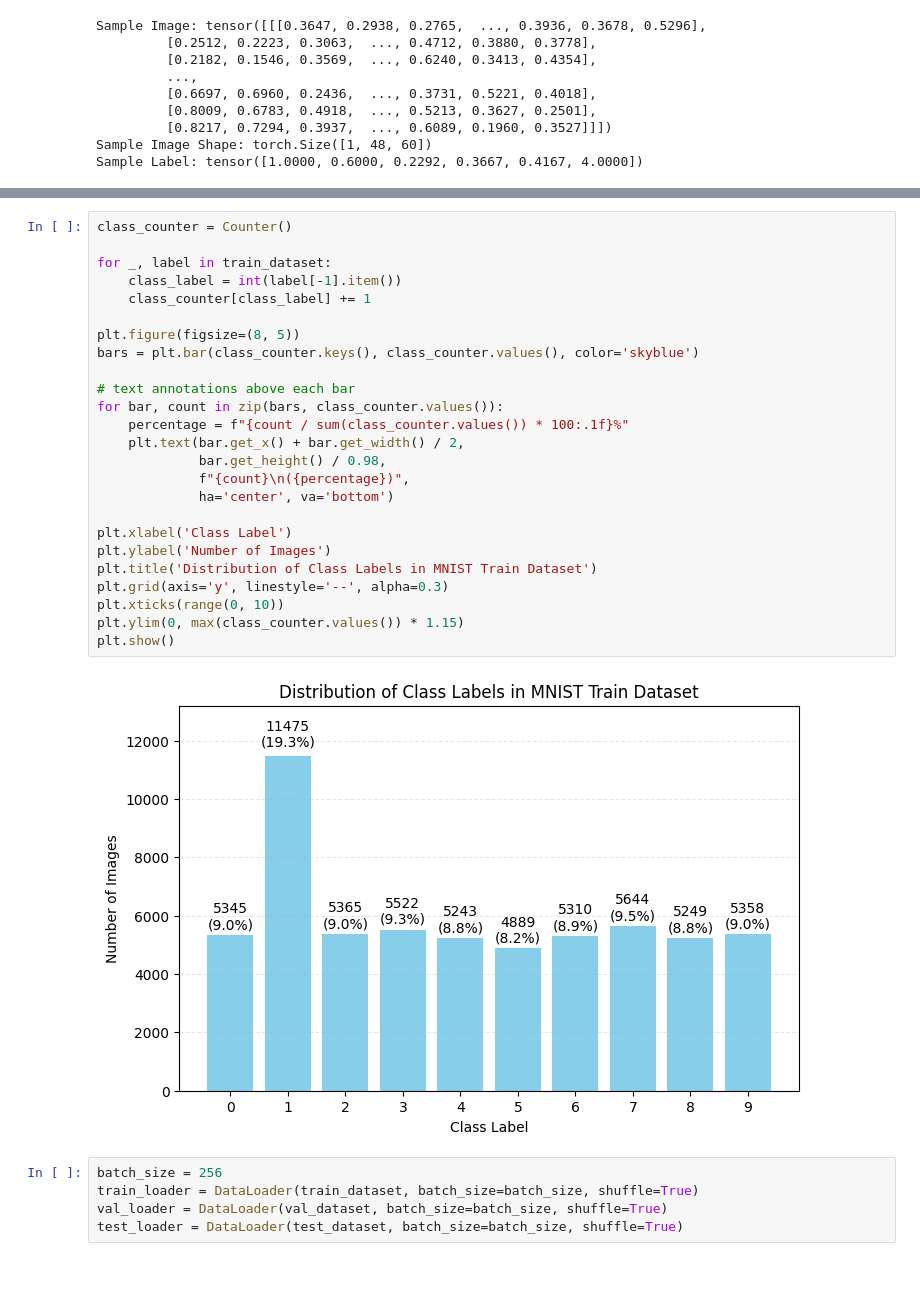
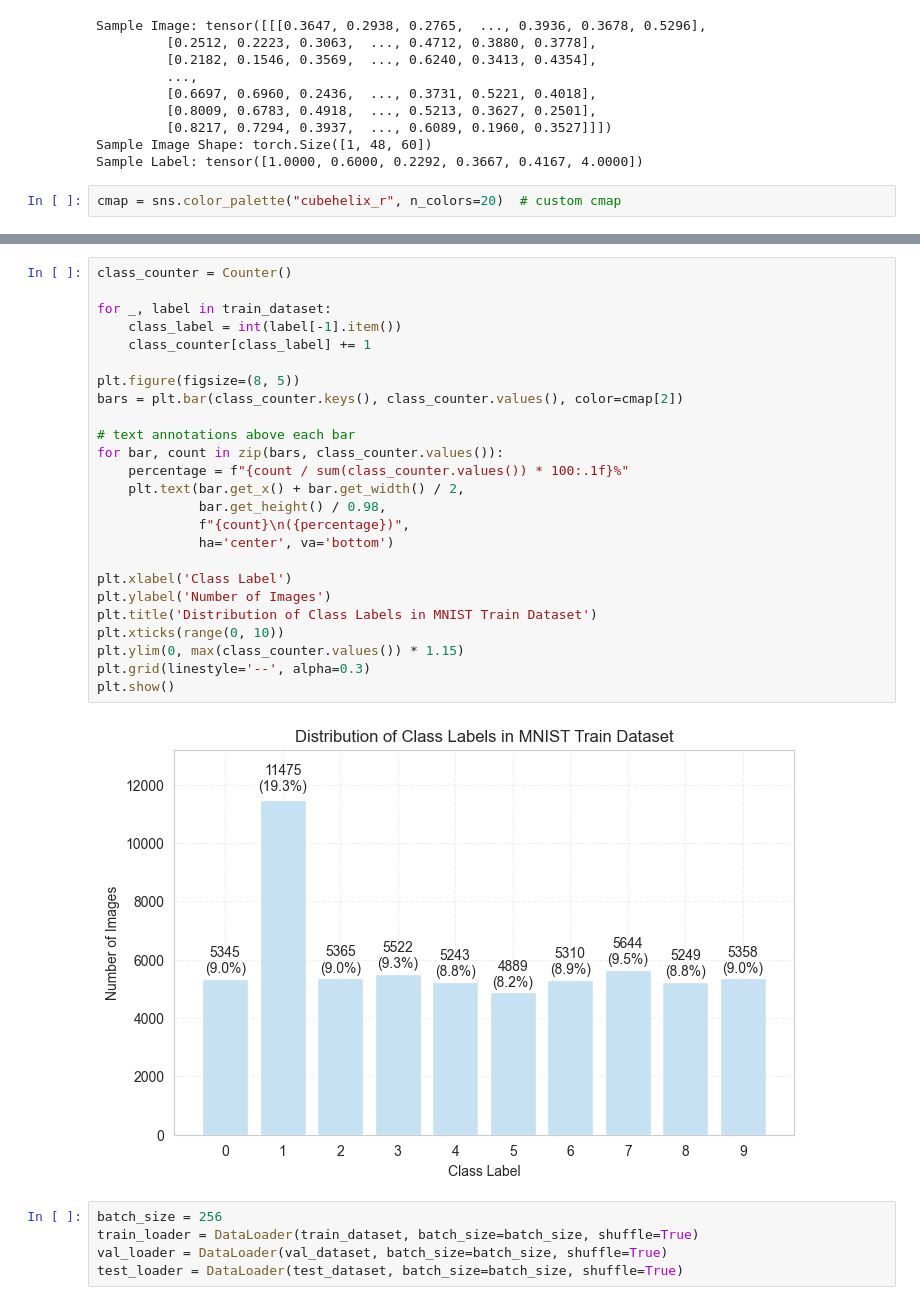
Before and after one commit to kuimetra/deep_learning, a Jupyter notebook: Project 2/main.ipynb, the cells around one changed output, grey strips where cells are left out. Saved outputs shown, nothing was run; the diff lists cells and outputs as text; blank space fills up the shorter version.

```diff
--- a/Project 2/main.ipynb
+++ b/Project 2/main.ipynb
@@ -51,3 +52,5 @@ Sample Image: tensor([[[0.3647, 0.2938, 0.2765,  ..., 0.3936, 0.3678, 0.5296],
          [0.8217, 0.7294, 0.3937,  ..., 0.6089, 0.1960, 0.3527]]])
 Sample Image Shape: torch.Size([1, 48, 60])
 Sample Label: tensor([1.0000, 0.6000, 0.2292, 0.3667, 0.4167, 4.0000])
+# %%
+cmap = sns.color_palette("cubehelix_r", n_colors=20)  # custom cmap
@@ -54,30 +64,30 @@ Sample Label: tensor([1.0000, 0.6000, 0.2292, 0.3667, 0.4167, 4.0000])
 # %%
 class_counter = Counter()
 
 for _, label in train_dataset:
     class_label = int(label[-1].item())
     class_counter[class_label] += 1
 
 plt.figure(figsize=(8, 5))
-bars = plt.bar(class_counter.keys(), class_counter.values(), color='skyblue')
+bars = plt.bar(class_counter.keys(), class_counter.values(), color=cmap[2])
 
 # text annotations above each bar
 for bar, count in zip(bars, class_counter.values()):
     percentage = f"{count / sum(class_counter.values()) * 100:.1f}%"
     plt.text(bar.get_x() + bar.get_width() / 2,
              bar.get_height() / 0.98,
              f"{count}\n({percentage})",
              ha='center', va='bottom')
 
 plt.xlabel('Class Label')
 plt.ylabel('Number of Images')
 plt.title('Distribution of Class Labels in MNIST Train Dataset')
-plt.grid(axis='y', linestyle='--', alpha=0.3)
 plt.xticks(range(0, 10))
 plt.ylim(0, max(class_counter.values()) * 1.15)
+plt.grid(linestyle='--', alpha=0.3)
 plt.show()
 # %% [output]
-[figure, old version]
+[figure, new version]
 # %%
 batch_size = 256
 train_loader = DataLoader(train_dataset, batch_size=batch_size, shuffle=True)
```
Also changed, not shown: parts of 15 cells of this notebook.
